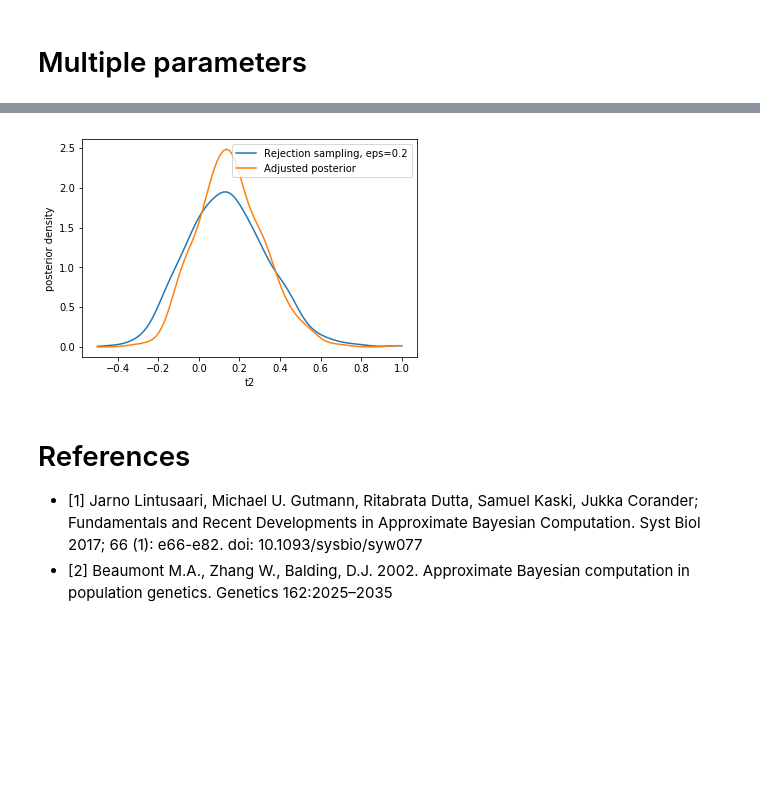
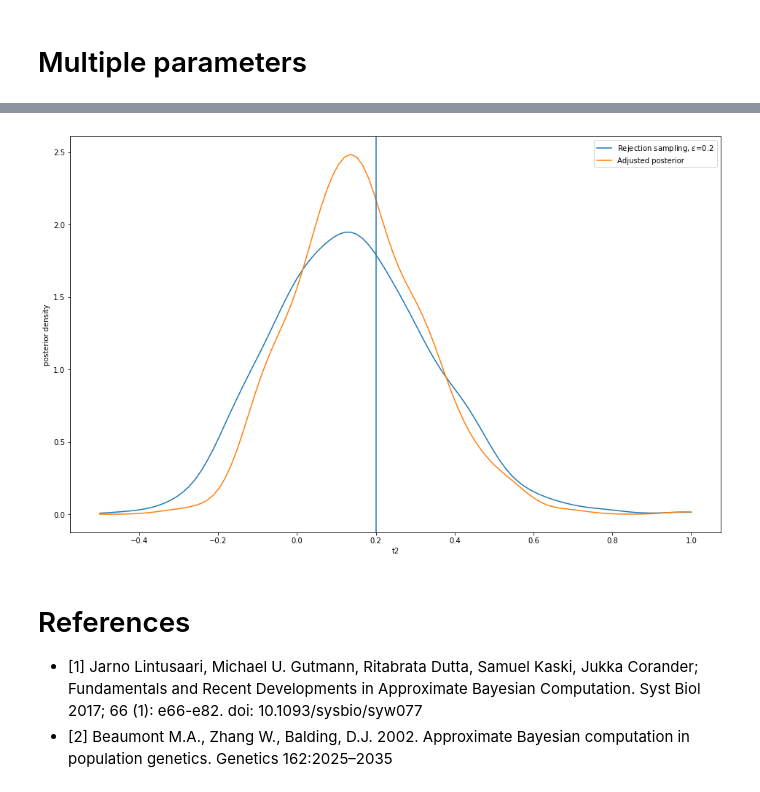
Before and after one commit to elfi-dev/notebooks, a Jupyter notebook: ELFI_post-sampling_correction.ipynb, the cells around one changed output, grey strips where cells are left out. Saved outputs shown, nothing was run; the diff lists cells and outputs as text; code cells hidden in the pictures; blank space fills up the shorter version.

```diff
--- a/ELFI_post-sampling_correction.ipynb
+++ b/ELFI_post-sampling_correction.ipynb
@@ -95,7 +99,7 @@ batch_size = 1000
 n_samples = 500
 
 m2 = ma2.get_model(n_obs=100, true_params=[0.6, 0.2], seed_obs=seed)
-rej2 = elfi.Rejection(m2, m2['d'], outputs=['S1', 'S2'], batch_size=batch_size, seed=seed)
+rej2 = elfi.Rejection(m2, m2['d'], output_names=['S1', 'S2'], batch_size=batch_size, seed=seed)
 res2 = rej2.sample(n_samples, threshold=threshold)
 
 adj2 = elfi.adjust_posterior(m2, res2, ['t1', 't2'], ['S1', 'S2'])
@@ -112,13 +117,14 @@ plt.ylabel('posterior density');
 # %%
-plt.figure()
+plt.figure(figsize=(16,10))
 t = np.linspace(-0.5, 1, 100)
 plt.plot(t, ss.gaussian_kde(res2.outputs['t2'])(t))
 plt.plot(t, ss.gaussian_kde(adj2.outputs['t2'])(t))
-plt.legend(['Rejection sampling, eps=0.2', 'Adjusted posterior'])
+plt.legend(['Rejection sampling, $\epsilon$=0.2', 'Adjusted posterior'])
 plt.xlabel('t2')
-plt.ylabel('posterior density');
+plt.ylabel('posterior density')
+plt.axvline(x=0.2);
 # %% [output]
-[figure, old version]
+[figure, new version]
 # %% [markdown]
 # References
 
```
Also changed, not shown: parts of 6 cells of this notebook.
